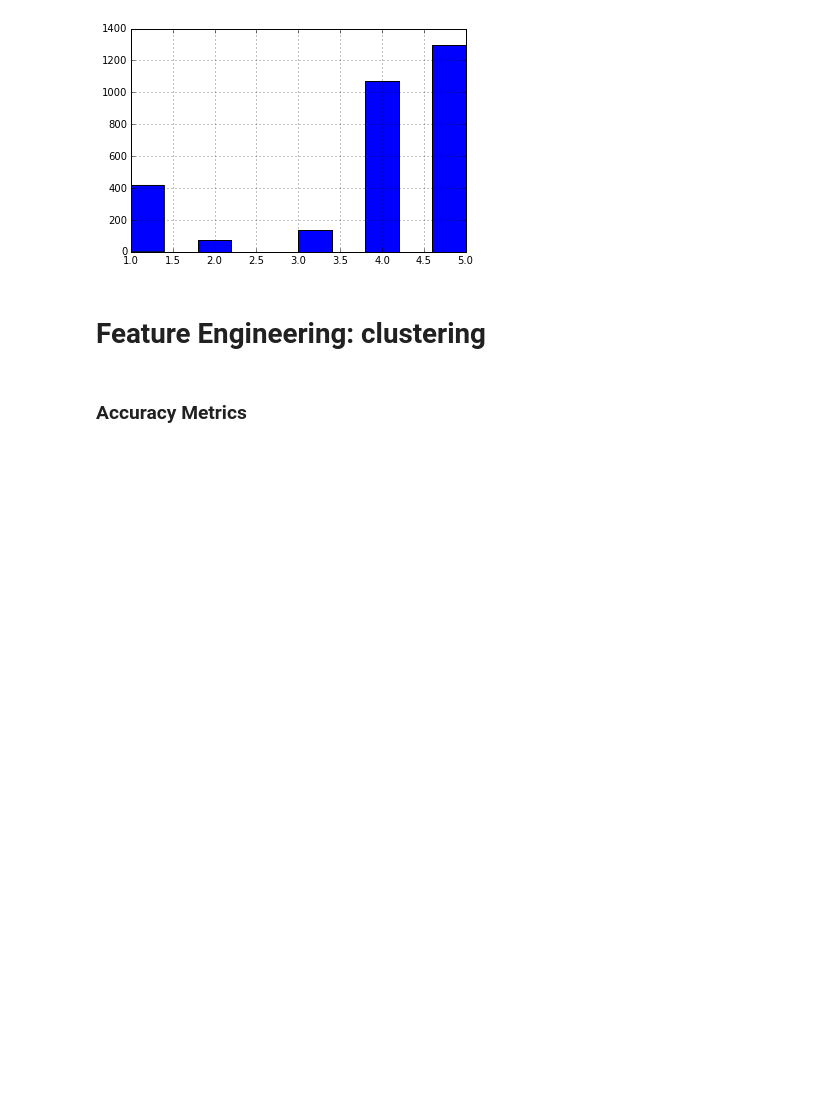
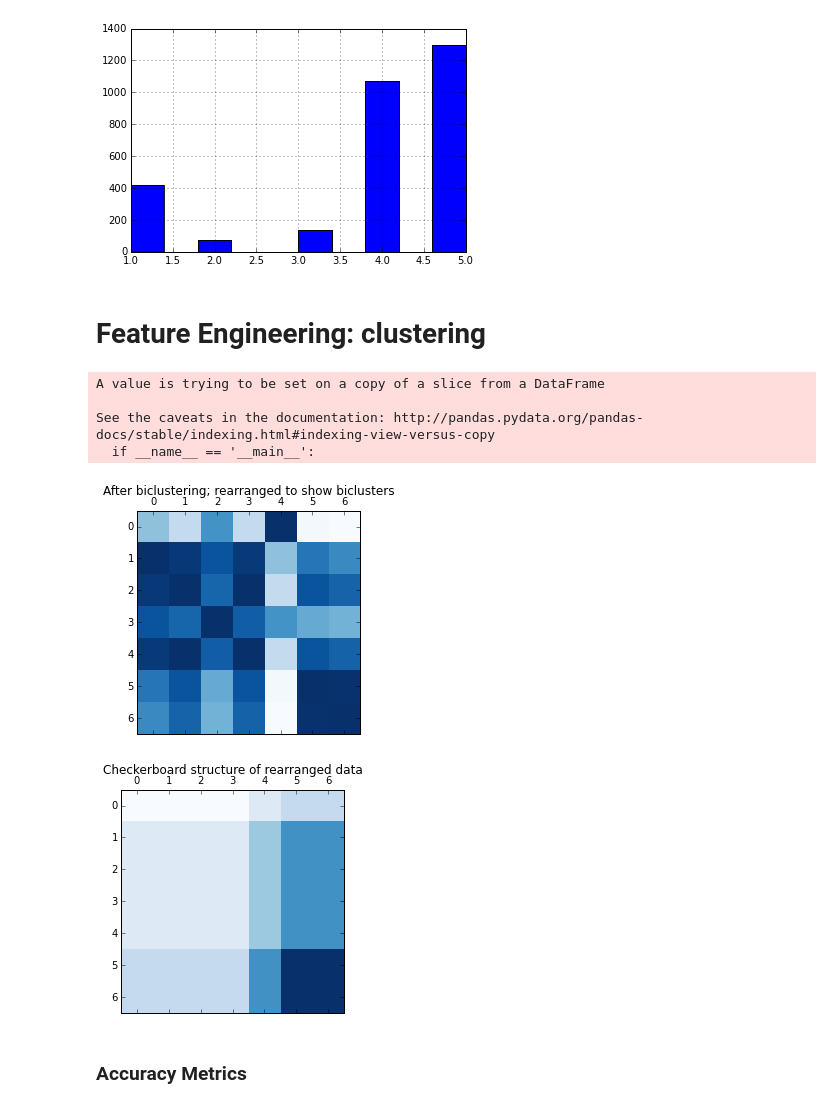
Before and after one commit to jstnstwrt/yelp-data-challenge, a Jupyter notebook: model_selection.ipynb, the cells around one changed output. Cells and saved outputs as stored; diff of their text form; code cells hidden in the pictures; blank space fills up the shorter version.

Commit message:
added a first pass of creating spectral biclusters of the correlation matrix of a small subset of the words

```diff
--- a/model_selection.ipynb
+++ b/model_selection.ipynb
@@ -162,3 +166,32 @@ pd.Series(preds).hist()
+# %%
+frequent_words.drop(['maxes'],inplace=True,axis=1)
+# %% [output]
+A value is trying to be set on a copy of a slice from a DataFrame
+
+See the caveats in the documentation: http://pandas.pydata.org/pandas-docs/stable/indexing.html#indexing-view-versus-copy
+  if __name__ == '__main__':
+# %%
+word_sim = np.corrcoef(frequent_words.as_matrix())
+# %%
+spec = SpectralBiclustering(n_clusters=3)
+# %%
+spec.fit(word_sim)
+# %%
+fit_data = word_sim[np.argsort(spec.row_labels_)]
+fit_data = fit_data[:, np.argsort(spec.column_labels_)]
+
+plt.matshow(fit_data, cmap=plt.cm.Blues)
+plt.title("After biclustering; rearranged to show biclusters")
+
+plt.matshow(np.outer(np.sort(spec.row_labels_) + 1,
+                     np.sort(spec.column_labels_) + 1),
+            cmap=plt.cm.Blues)
+plt.title("Checkerboard structure of rearranged data")
+
+plt.show()
+# %% [output]
+[figure, added]
+[figure, added]
 # %% [markdown]
 ### Accuracy Metrics
 # %% [markdown]
```
Also changed, not shown: parts of 5 cells of this notebook.
